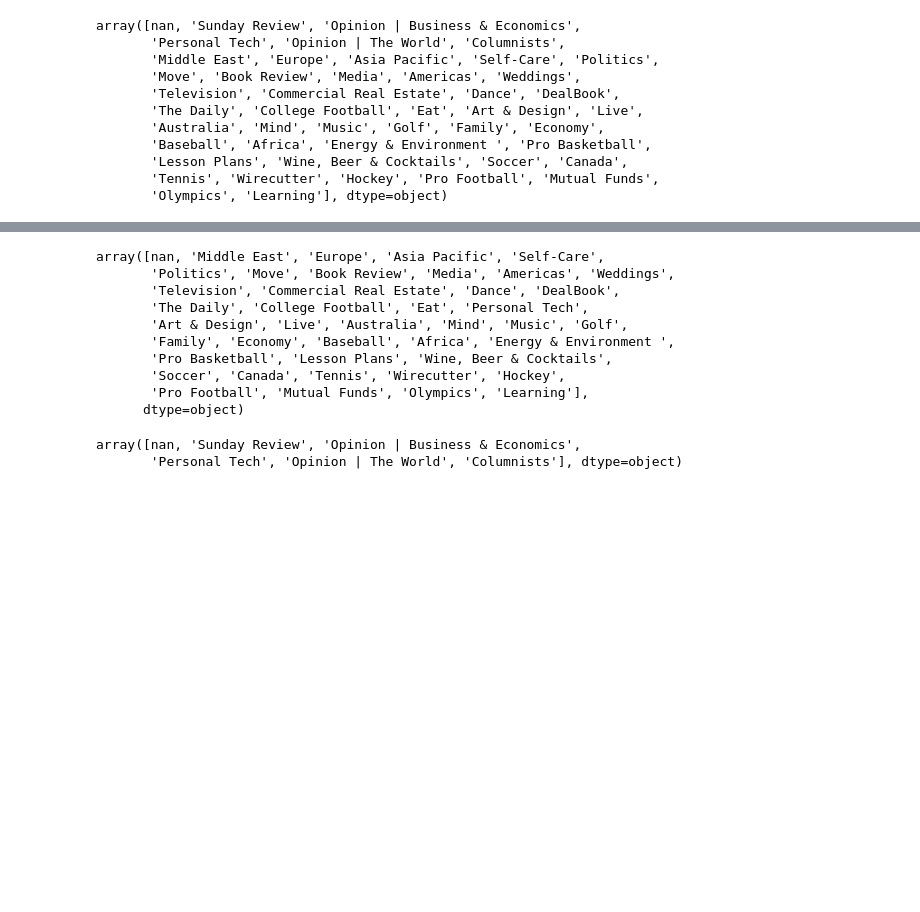
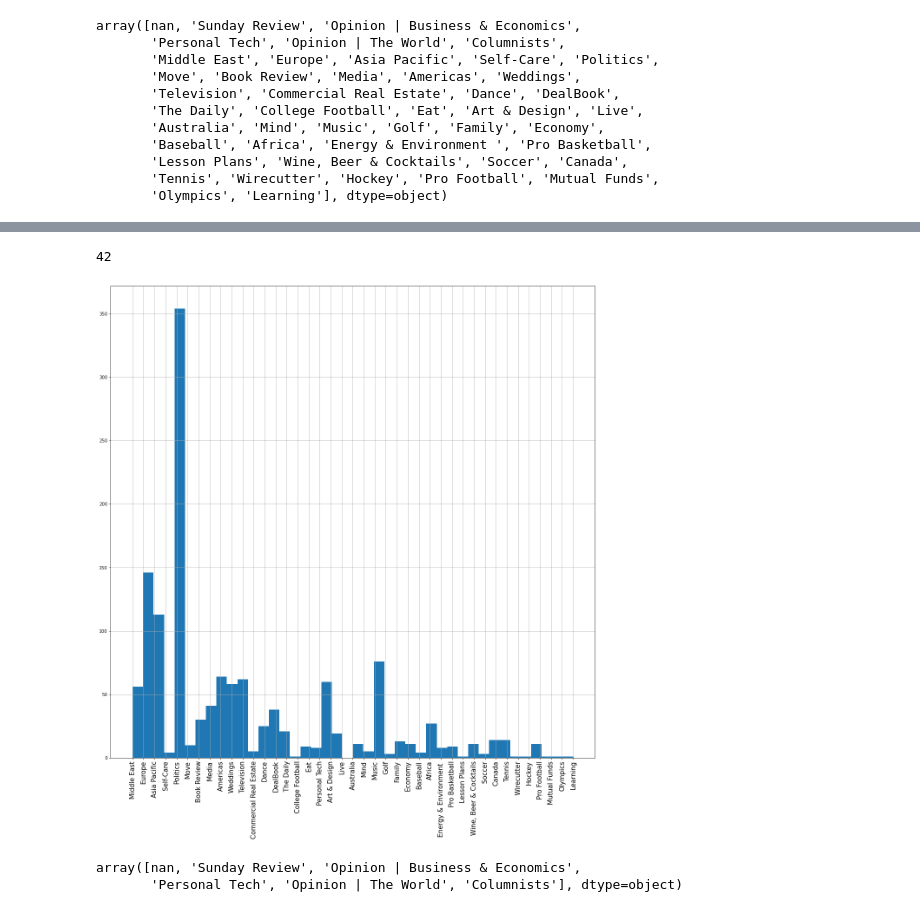
Before and after one commit to dj-betts/Capstone2, a Jupyter notebook: jan19_eda.ipynb, the cells around one changed output, grey strips where cells are left out. Cells and saved outputs as stored; diff of their text form; code cells hidden in the pictures; blank space fills up the shorter version.

```diff
--- a/jan19_eda.ipynb
+++ b/jan19_eda.ipynb
@@ -79,16 +92,11 @@ array(['Op-Ed', 'News'], dtype=object)
 # %%
-news.subsection_name.unique()
+news.subsection_name.unique().shape[0]
 # %% [output]
-array([nan, 'Middle East', 'Europe', 'Asia Pacific', 'Self-Care',
-       'Politics', 'Move', 'Book Review', 'Media', 'Americas', 'Weddings',
-       'Television', 'Commercial Real Estate', 'Dance', 'DealBook',
-       'The Daily', 'College Football', 'Eat', 'Personal Tech',
-       'Art & Design', 'Live', 'Australia', 'Mind', 'Music', 'Golf',
-       'Family', 'Economy', 'Baseball', 'Africa', 'Energy & Environment ',
-       'Pro Basketball', 'Lesson Plans', 'Wine, Beer & Cocktails',
-       'Soccer', 'Canada', 'Tennis', 'Wirecutter', 'Hockey',
-       'Pro Football', 'Mutual Funds', 'Olympics', 'Learning'],
-      dtype=object)
+42
+# %%
+news.subsection_name.hist(xrot=90, xlabelsize=15, figsize=(20,20), bins=(news.subsection_name.unique().shape[0]));
+# %% [output]
+[figure, added]
 # %%
 oped.subsection_name.unique()
 # %% [output]
```
Also changed, not shown: parts of 16 cells of this notebook, 1 other file.
